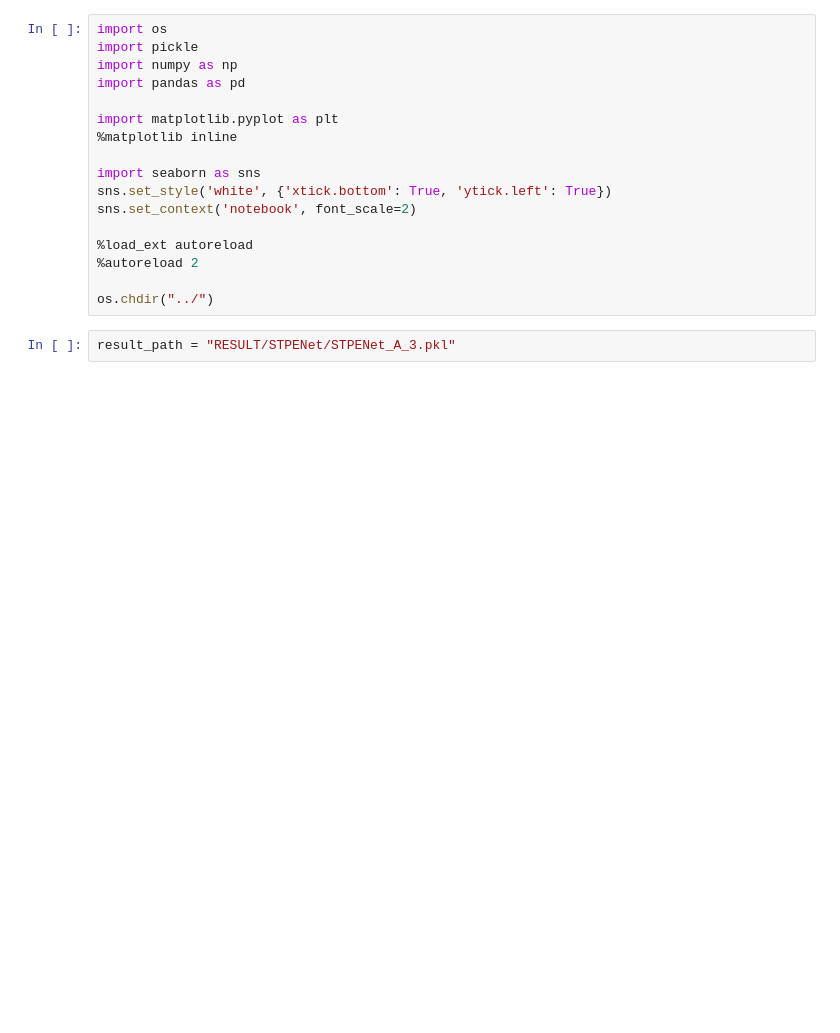
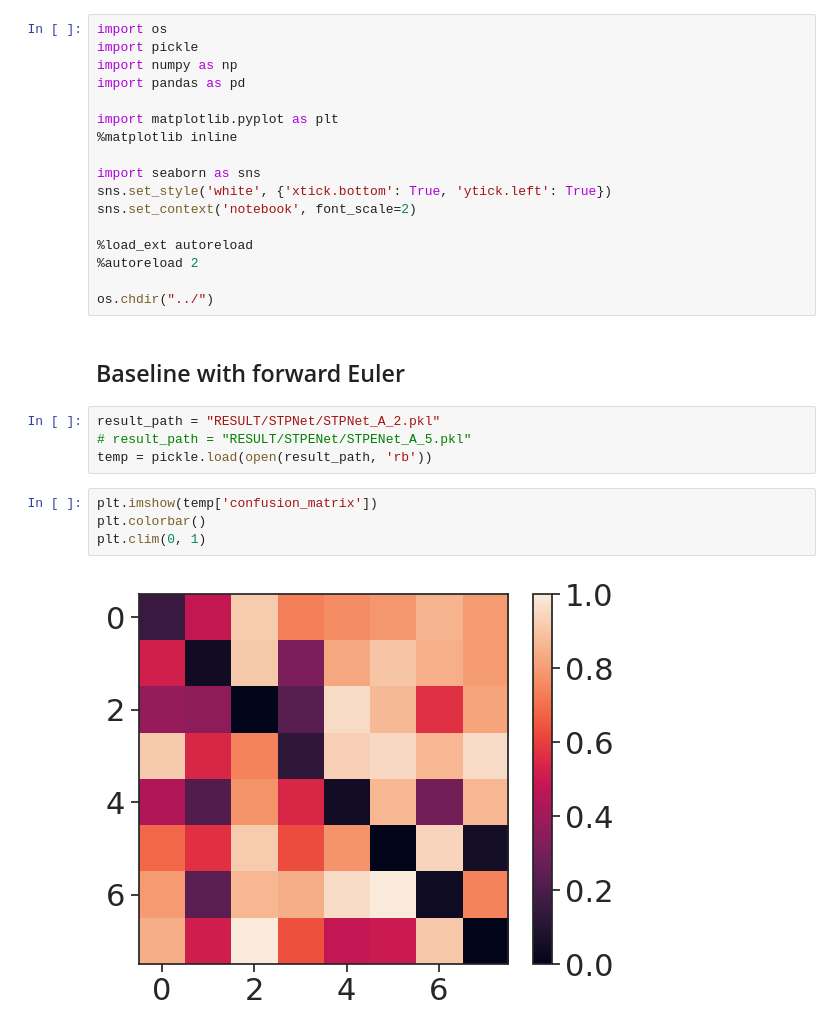
Before and after one commit to FishAres/STSPNet, a Jupyter notebook: notebooks/test.ipynb, the cells around one changed output. Saved outputs shown, nothing was run; the diff lists cells and outputs as text; blank space fills up the shorter version.

```diff
--- a/notebooks/test.ipynb
+++ b/notebooks/test.ipynb
@@ -15,5 +15,15 @@ sns.set_context('notebook', font_scale=2)
 %autoreload 2
 
 os.chdir("../")
-# %%
-result_path = "RESULT/STPENet/STPENet_A_3.pkl"
+# %% [markdown]
+## Baseline with forward Euler
+# %%
+result_path = "RESULT/STPNet/STPNet_A_2.pkl"
+# result_path = "RESULT/STPENet/STPENet_A_5.pkl"
+temp = pickle.load(open(result_path, 'rb'))
+# %%
+plt.imshow(temp['confusion_matrix'])
+plt.colorbar()
+plt.clim(0, 1)
+# %% [output]
+[figure, added]
```
Also changed, not shown: parts of 39 cells of this notebook, 18 other files.
